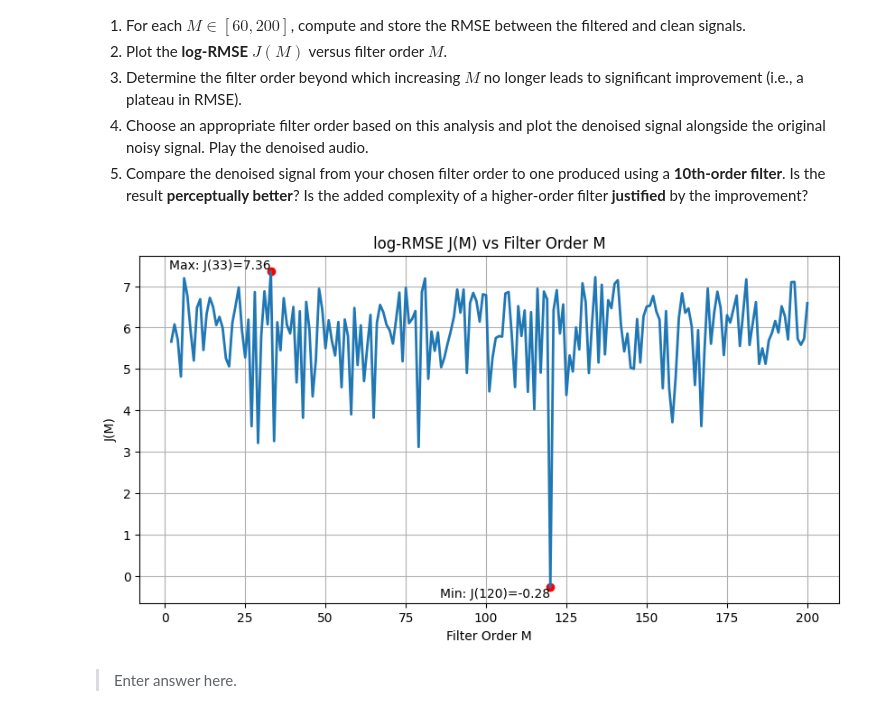
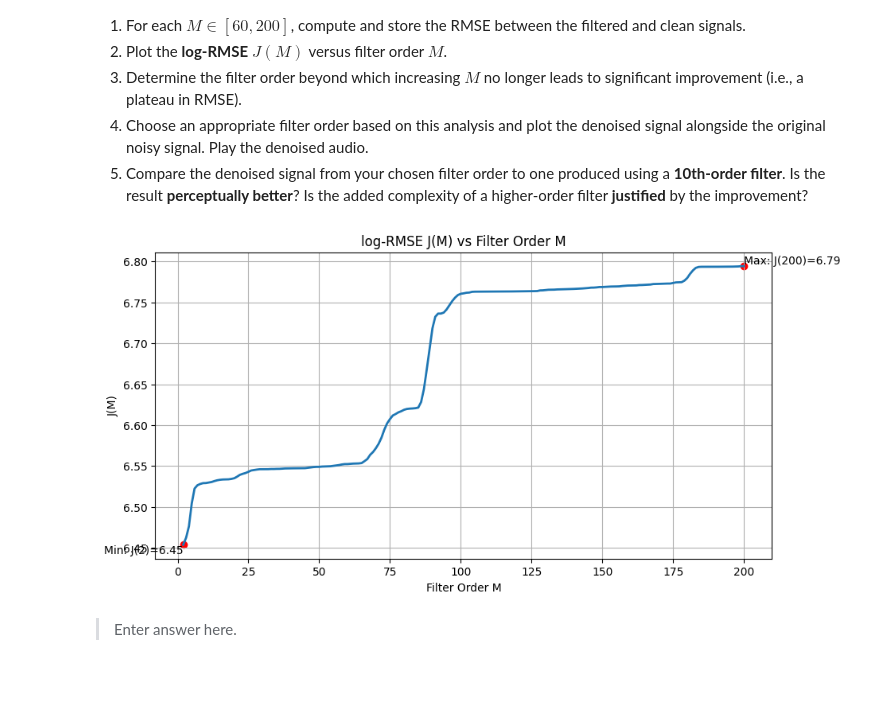
Before and after one commit to larsvantol/Statistical-Signal-Processing, a Jupyter notebook: SC42150_SSP_2025_Assignment.ipynb, the cells around one changed output. Cells and saved outputs as stored; diff of their text form; code cells hidden in the pictures; blank space fills up the shorter version.

```diff
--- a/SC42150_SSP_2025_Assignment.ipynb
+++ b/SC42150_SSP_2025_Assignment.ipynb
@@ -555,30 +584,16 @@ Use visual and auditory cues to evaluate the performance of your filter. Make su
 # %%
 m = 10
 
-covariance_matrices = []
-for i in range(N_exp):
-    R_x = lin.toeplitz([data_auto_corr[i][k] for k in range(0, m)])
-    covariance_matrices.append(R_x)
-
-cross_correlation_vectors = []
-for i in range(N_exp):
-    r_dx = np.array([data_cross_corr[i][k] for k in range(0, m)])
-    cross_correlation_vectors.append(r_dx)
-
-filter_coefficients = []
-for i in range(N_exp):
-    R_x_inv = lin.inv(covariance_matrices[i])
-    h_opt = R_x_inv @ cross_correlation_vectors[i]
-    filter_coefficients.append(h_opt)
-
-for i in range(N_exp):
-    print()
-    print(f"Filter coefficients for {notes[i]}:")
-    for j in range(m):
-        print(f"\th[{j}] = {filter_coefficients[i][j]:.2e}")
+def denoise(data_noised, data_auto_corr, data_cross_corr, m):
+    R_x = lin.toeplitz([data_auto_corr[k] for k in range(0, m)])
+    r_dx = np.array([data_cross_corr[k] for k in range(0, m)])
+    R_x_inv = lin.inv(R_x)
+    w_opt = R_x_inv @ r_dx
+    data_filtered = sig.lfilter(w_opt, 1.0, data_noised)
+    return data_filtered
 
 denoised_signals = []
 for i in range(N_exp):
-    data_filtered = sig.lfilter(filter_coefficients[i], 1.0, data_noised[i])
+    data_filtered = denoise(data_noised[i], data_auto_corr[i], data_cross_corr[i], m)
     # Audio(data_filtered, rate=44100)
     denoised_signals.append(data_filtered)
@@ -734,29 +731,32 @@ Where:
 # %%
 def J(m):
     # J(M) = \log\left( \sqrt{\mathbb{E}\left[\,|e(n; M)|^2\,\right]} \right)
     # e = d - d_hat
-    return np.log(np.sqrt(np.mean(np.square(data_noised[0][m] - denoised_signals[0][m]))))
+    # denoised_signals = sig.wiener(data_noised[0], mysize=m, noise=noise_var)
+    denoised_signals = denoise(data_noised[0], data_auto_corr[0], data_cross_corr[0], m)
+    error_signal = data_noised[0] - denoised_signals
+    return np.log(np.sqrt(np.mean(np.square(error_signal))))
 
 J_values = []
 for m in range(2,201):
     J_values.append(J(m))
 
 max_j = np.max(J_values)
 min_j = np.min(J_values)
 max_j_idx = J_values.index(max_j) + 2
 min_j_idx = J_values.index(min_j) + 2
 
 plt.figure(figsize=(10, 5))
 plt.plot(range(2,201), J_values, lw=2)
 plt.scatter([max_j_idx, min_j_idx], [max_j, min_j], color='red')
-plt.text(max_j_idx, max_j, f'Max: J({max_j_idx})={max_j:.2f}', fontsize=10, ha='right', va='bottom')
+plt.text(max_j_idx, max_j, f'Max: J({max_j_idx})={max_j:.2f}', fontsize=10, ha='left', va='bottom')
 plt.text(min_j_idx, min_j, f'Min: J({min_j_idx})={min_j:.2f}', fontsize=10, ha='right', va='top')
 plt.xlabel('Filter Order M')
 plt.ylabel('J(M)')
 plt.title('log-RMSE J(M) vs Filter Order M')
 plt.grid()
 plt.show()
 # %% [output]
-[figure, old version]
+[figure, new version]
 # %% [markdown]
 > Enter answer here.
```
Also changed, not shown: parts of 8 cells of this notebook.
